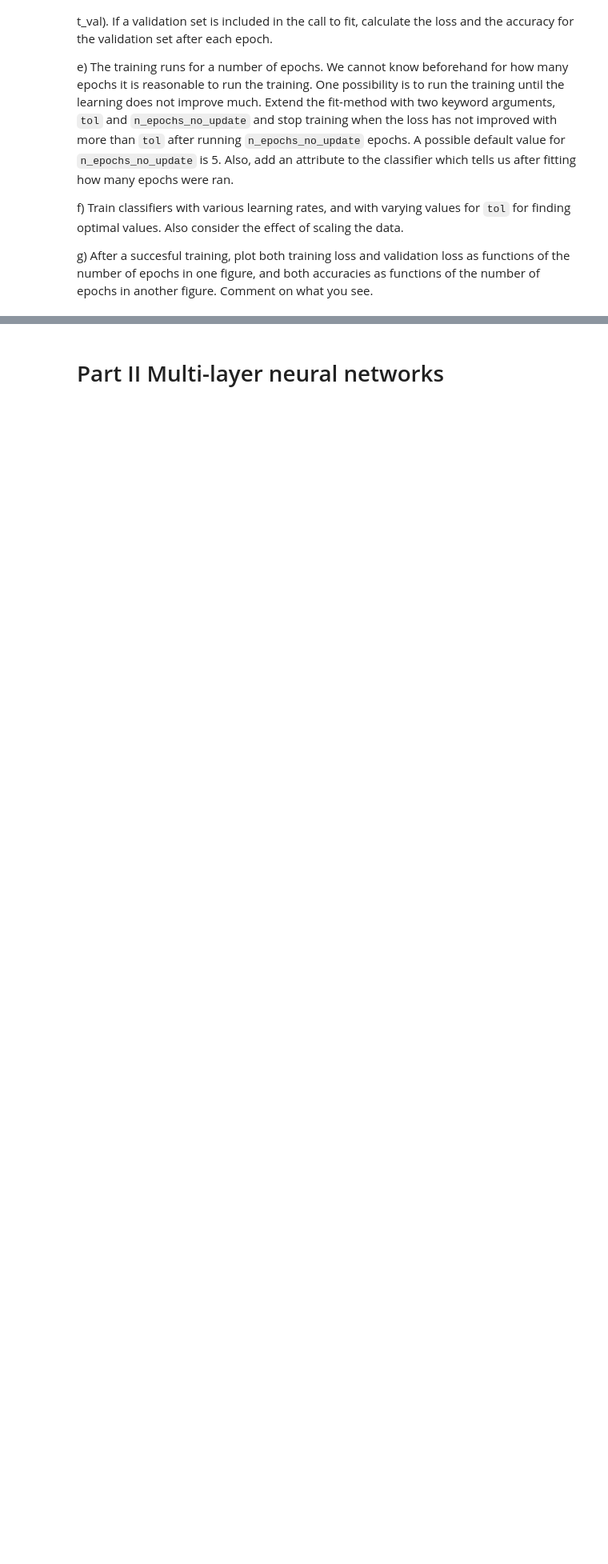
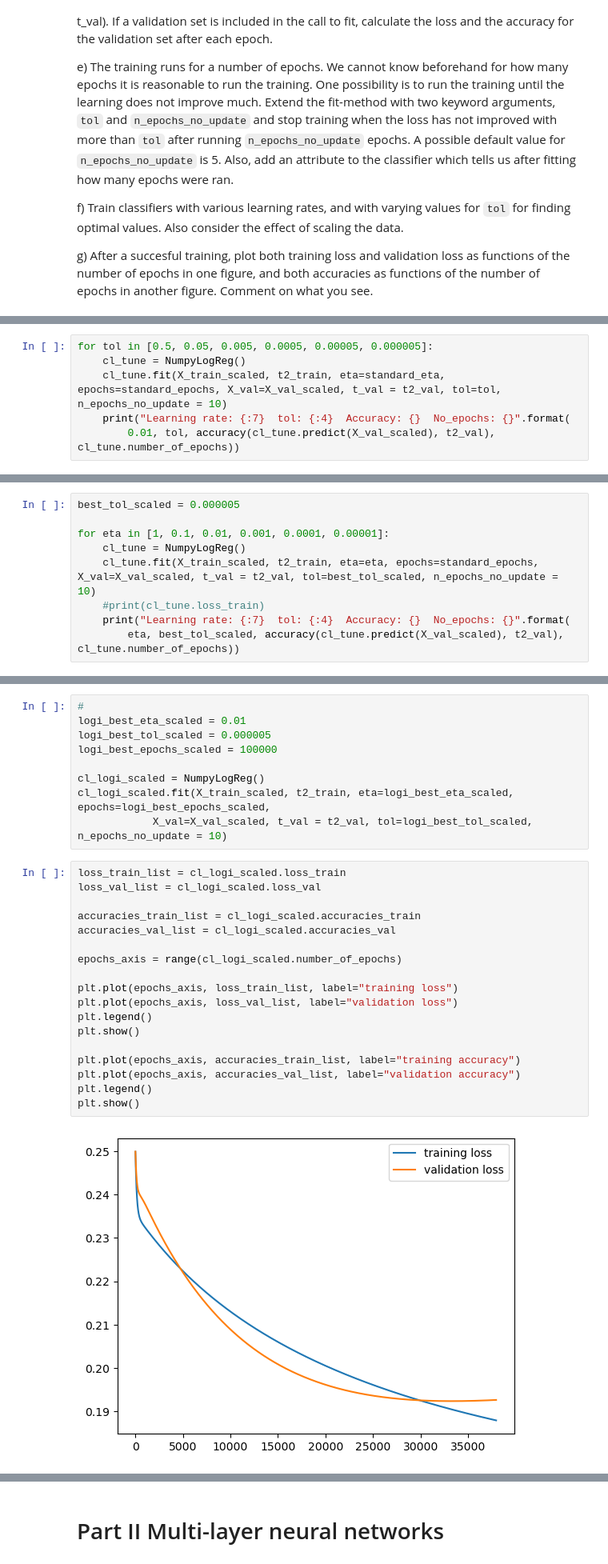
Before and after one commit to chrelerner/UiO-IN3050, a Jupyter notebook: in3050_in4050_2023_assignment_2/in3050_in4050_2023_assignment_2.ipynb, the cells around one changed output, grey strips where cells are left out. Shown at 80% size. Cells and saved outputs as stored; diff of their text form; blank space fills up the shorter version.

```diff
--- a/in3050_in4050_2023_assignment_2/in3050_in4050_2023_assignment_2.ipynb
+++ b/in3050_in4050_2023_assignment_2/in3050_in4050_2023_assignment_2.ipynb
@@ -498,0 +616,6 @@ class NumpyLogReg(NumpyClassifier):
+# %%
+for tol in [0.5, 0.05, 0.005, 0.0005, 0.00005, 0.000005]:
+    cl_tune = NumpyLogReg()
+    cl_tune.fit(X_train_scaled, t2_train, eta=standard_eta, epochs=standard_epochs, X_val=X_val_scaled, t_val = t2_val, tol=tol, n_epochs_no_update = 10)
+    print("Learning rate: {:7}  tol: {:4}  Accuracy: {}  No_epochs: {}".format(
+        0.01, tol, accuracy(cl_tune.predict(X_val_scaled), t2_val), cl_tune.number_of_epochs))
@@ -498,0 +629,9 @@ class NumpyLogReg(NumpyClassifier):
+# %%
+best_tol_scaled = 0.000005
+
+for eta in [1, 0.1, 0.01, 0.001, 0.0001, 0.00001]:
+    cl_tune = NumpyLogReg()
+    cl_tune.fit(X_train_scaled, t2_train, eta=eta, epochs=standard_epochs, X_val=X_val_scaled, t_val = t2_val, tol=best_tol_scaled, n_epochs_no_update = 10)
+    #print(cl_tune.loss_train)
+    print("Learning rate: {:7}  tol: {:4}  Accuracy: {}  No_epochs: {}".format(
+        eta, best_tol_scaled, accuracy(cl_tune.predict(X_val_scaled), t2_val), cl_tune.number_of_epochs))
@@ -498,0 +653,29 @@ class NumpyLogReg(NumpyClassifier):
+# %%
+#
+logi_best_eta_scaled = 0.01
+logi_best_tol_scaled = 0.000005
+logi_best_epochs_scaled = 100000
+
+cl_logi_scaled = NumpyLogReg()
+cl_logi_scaled.fit(X_train_scaled, t2_train, eta=logi_best_eta_scaled, epochs=logi_best_epochs_scaled,
+            X_val=X_val_scaled, t_val = t2_val, tol=logi_best_tol_scaled, n_epochs_no_update = 10)
+# %%
+loss_train_list = cl_logi_scaled.loss_train
+loss_val_list = cl_logi_scaled.loss_val
+
+accuracies_train_list = cl_logi_scaled.accuracies_train
+accuracies_val_list = cl_logi_scaled.accuracies_val
+
+epochs_axis = range(cl_logi_scaled.number_of_epochs)
+
+plt.plot(epochs_axis, loss_train_list, label="training loss")
+plt.plot(epochs_axis, loss_val_list, label="validation loss")
+plt.legend()
+plt.show()
+
+plt.plot(epochs_axis, accuracies_train_list, label="training accuracy")
+plt.plot(epochs_axis, accuracies_val_list, label="validation accuracy")
+plt.legend()
+plt.show()
+# %% [output]
+[figure, added]
```
Also changed, not shown: parts of 10 cells of this notebook.
